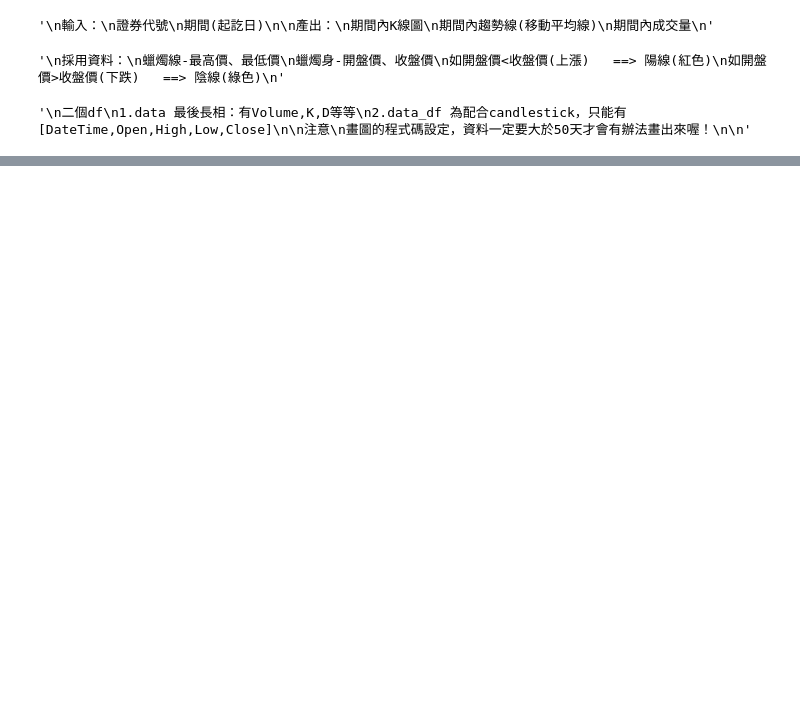
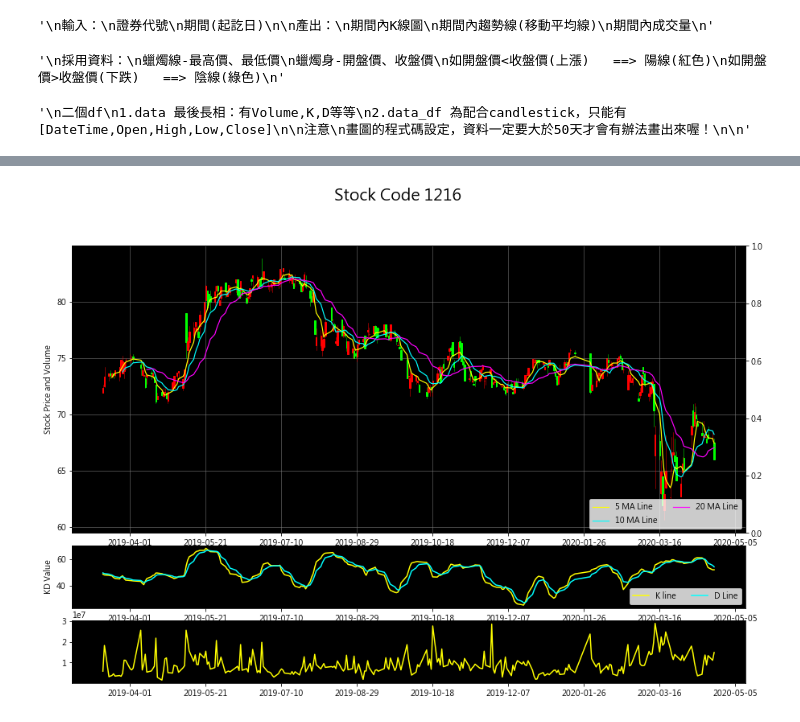
Before and after one commit to Skya-neko/TWSECrawler, a Jupyter notebook: TWSE crawler (Self-definition)-03-last edit.ipynb, the cells around one changed output, grey strips where cells are left out. Cells and saved outputs as stored; diff of their text form; code cells hidden in the pictures; blank space fills up the shorter version.

```diff
--- a/TWSE crawler (Self-definition)-03-last edit.ipynb
+++ b/TWSE crawler (Self-definition)-03-last edit.ipynb
@@ -294,3 +294,8 @@ def PrepareData(data_plot):
     return data_df
 
 data_df = PrepareData(data_df)
+# %%
+data_df2 = data_df.copy()
+for i in range(0,8):
+    data_df2 = data_df2.drop(index=[i])
+print(data_df2.shape)
@@ -381,0 +387,49 @@ plt.show()
+# %%
+Ma_5 = moving_average(data_df2,5)
+Ma_10 = moving_average(data_df2,10)
+Ma_20 = moving_average(data_df2,20)
+Ma_60 = moving_average(data_df2,60)
+Ma_120 = moving_average(data_df2,120)
+Ma_Len = len(data_df2['DateTime'])-(120-1) #配合Ma_120，也因為此行的關係資料一定要大於120畫圖才會正確
+fig = plt.figure(facecolor='white',figsize=(15,10))
+ax1 = plt.subplot2grid((6,4), (0,0),rowspan=4, colspan=4, facecolor='k')
+candlestick_ohlc(ax1, data_df2.values[start:end],width=0.8,colorup='red',colordown='lime')
+ax1.plot(data_df2['DateTime'].values[start:end],Ma_5[start:end],'yellow',label='5 MA Line', linewidth=1.2)
+ax1.plot(data_df2['DateTime'].values[start:end],Ma_10[start:end],'cyan',label='10 MA Line', linewidth=1.2)
+ax1.plot(data_df2['DateTime'].values[start:end],Ma_20[start:end],'magenta',label='20 MA Line', linewidth=1.2)
+#ax1.plot(data_df2['DateTime'].values[start:end],Ma_60[start:end],'turquoise',label='60 MA Line', linewidth=1.2)
+#ax1.plot(data_df2['DateTime'].values[start:end],Ma_120[start:end],'tomato',label='120 MA Line', linewidth=1.2)
+#上面這行，第一個輸入為多個x，第二個輸入為多個y，會兩相一個一個對應
+ax1.legend(loc='lower right',ncol=2)
+ax1.grid(True, color='grey',linewidth=0.5) #把圖切成格子狀
+ax1.xaxis.set_major_formatter(mdates.DateFormatter('%Y-%m-%d')) #顯示出x軸的日期
+ax1.yaxis.label.set_color("black") #設置y軸標籤顏色
+plt.ylabel('Stock Price and Volume') #設置y軸標籤名字
+plt.suptitle('Stock Code %d'%StockCode,color='black',fontsize=20) #suptitle=Main figure title (但跟title有差嗎ˊˇˋ???? 小圖是用set_title阿ˊˇˋ???
+
+#畫交易量
+ax1v = ax1.twinx() #ax1共用x軸
+
+#ax1v.fill_between(data_df2['DateTime'].values[start:end],0, data['Volume'].values[start:end], facecolor='navy', alpha=.4)
+#ax1v.fill_between畫交易量的圖形
+
+
+#以下不知道在幹嘛，只是複製
+#ax1v.axes.yaxis.set_ticklabels([])
+#ax1v.grid(False)
+#ax1v.set_ylim(0, 3*data.Volume.values.max())
+
+#加入KD線在下方
+ax2 = plt.subplot2grid((6,4), (4,0), sharex=ax1, rowspan=1, colspan=4, facecolor='black')
+ax2.plot(data_df2['DateTime'].values[start:end],data['K'][start:end],label='K line',color='yellow')
+ax2.plot(data_df2['DateTime'].values[start:end],data['D'][start:end],label='D Line',color='cyan')
+ax2.legend(loc='lower right', ncol=2)
+plt.ylabel('KD Value', color='black')
+
+ax3 = plt.subplot2grid((6,4), (5,0), sharex=ax1, rowspan=1, colspan=4, facecolor='black')
+listo = []
+
+ax3.plot(data_df2['DateTime'].values[start:end],data['Volume'][start:end],label='V line',color='yellow')
+plt.show()
+# %% [output]
+[figure, added]
```
Also changed, not shown: parts of 16 cells of this notebook.
